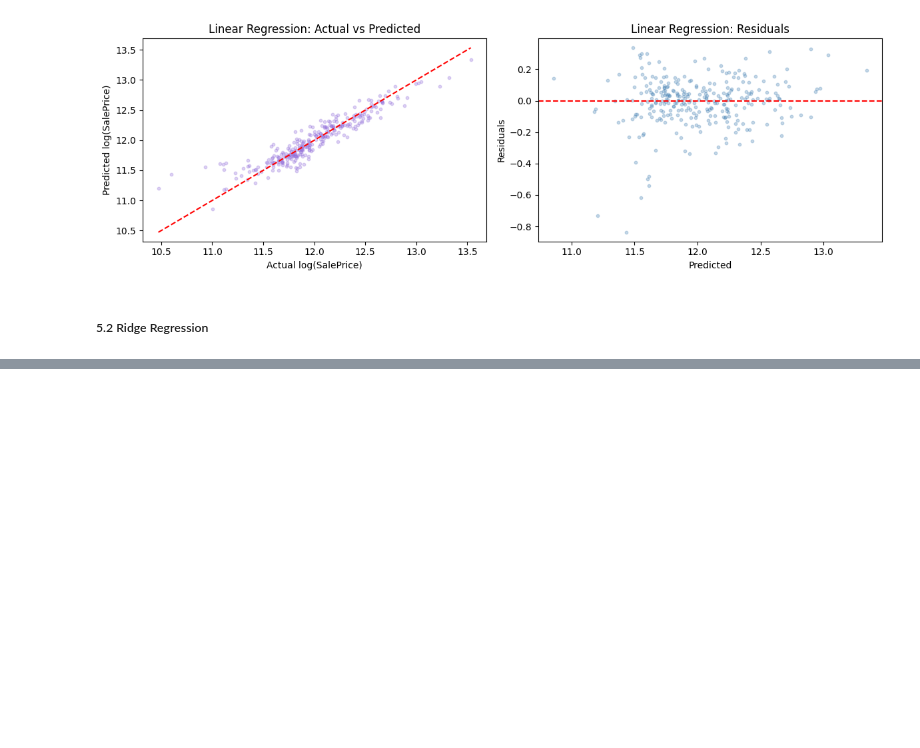
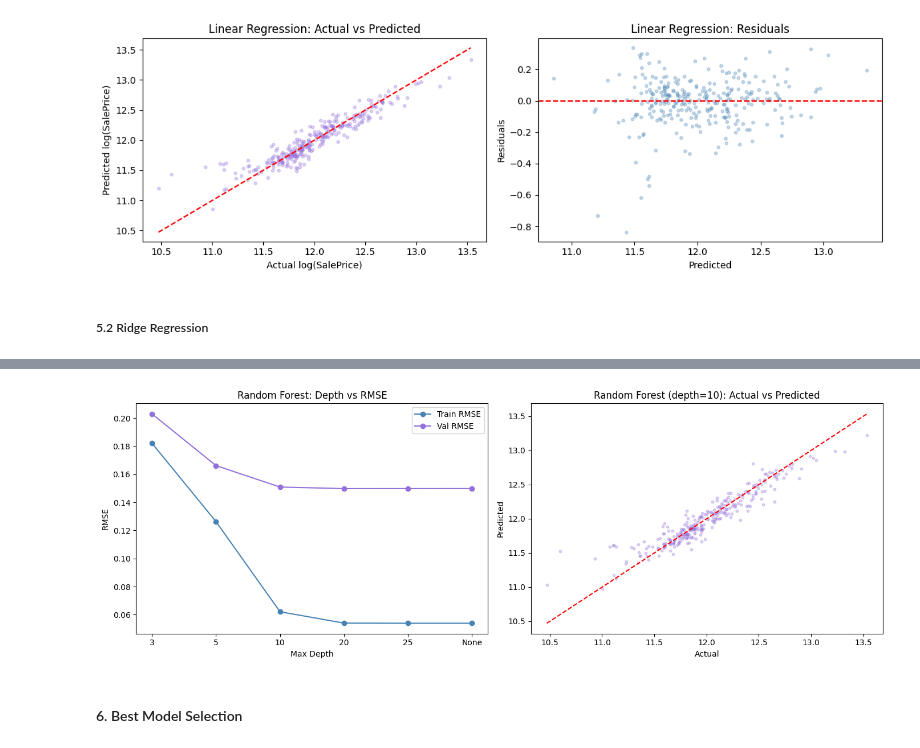
Before and after one commit to Likunach/ml-assignment-house-prices, a Jupyter notebook: model_experiment.ipynb, the cells around one changed output, grey strips where cells are left out. Drawn from its saved outputs; the diff is of its cells as text; code cells hidden in the pictures; blank space fills up the shorter version.

```diff
--- a/model_experiment.ipynb
+++ b/model_experiment.ipynb
@@ -555,0 +803,36 @@ for alpha in alphas:
+# %%
+fig, axes = plt.subplots(1, 2, figsize=(14, 5))
+
+depth_labels = ['3', '5', '10', '20', '25', 'None']
+rf_train_rmses = []
+rf_val_rmses = []
+
+for depth in [3, 5, 10, 20, 25, None]:
+    model = RandomForestRegressor(n_estimators=100, max_depth=depth, random_state=42, n_jobs=-1)
+    model.fit(X1_kbest_train_filtered, y1_train)
+    rf_train_rmses.append(np.sqrt(mean_squared_error(y1_train, model.predict(X1_kbest_train_filtered))))
+    rf_val_rmses.append(np.sqrt(mean_squared_error(y1_val, model.predict(X1_kbest_val_filtered))))
+
+axes[0].plot(depth_labels, rf_train_rmses, 'o-', color='steelblue', label='Train RMSE')
+axes[0].plot(depth_labels, rf_val_rmses, 'o-', color='mediumpurple', label='Val RMSE')
+axes[0].set_xlabel('Max Depth')
+axes[0].set_ylabel('RMSE')
+axes[0].set_title('Random Forest: Depth vs RMSE')
+axes[0].legend()
+
+axes[1].scatter(y1_val, RandomForestRegressor(n_estimators=100, max_depth=10, random_state=42, n_jobs=-1)
+               .fit(X1_kbest_train_filtered, y1_train)
+               .predict(X1_kbest_val_filtered),
+               alpha=0.3, color='mediumpurple', s=10)
+axes[1].plot([y1_val.min(), y1_val.max()], [y1_val.min(), y1_val.max()], 'r--')
+axes[1].set_title('Random Forest (depth=10): Actual vs Predicted')
+axes[1].set_xlabel('Actual')
+axes[1].set_ylabel('Predicted')
+
+plt.tight_layout()
+plt.savefig('plots/random_forest_analysis.png')
+plt.show()
+# %% [output]
+[figure, added]
+# %% [markdown]
+#### 6. Best Model Selection
```
Also changed, not shown: parts of 19 cells of this notebook, 8 other files.
